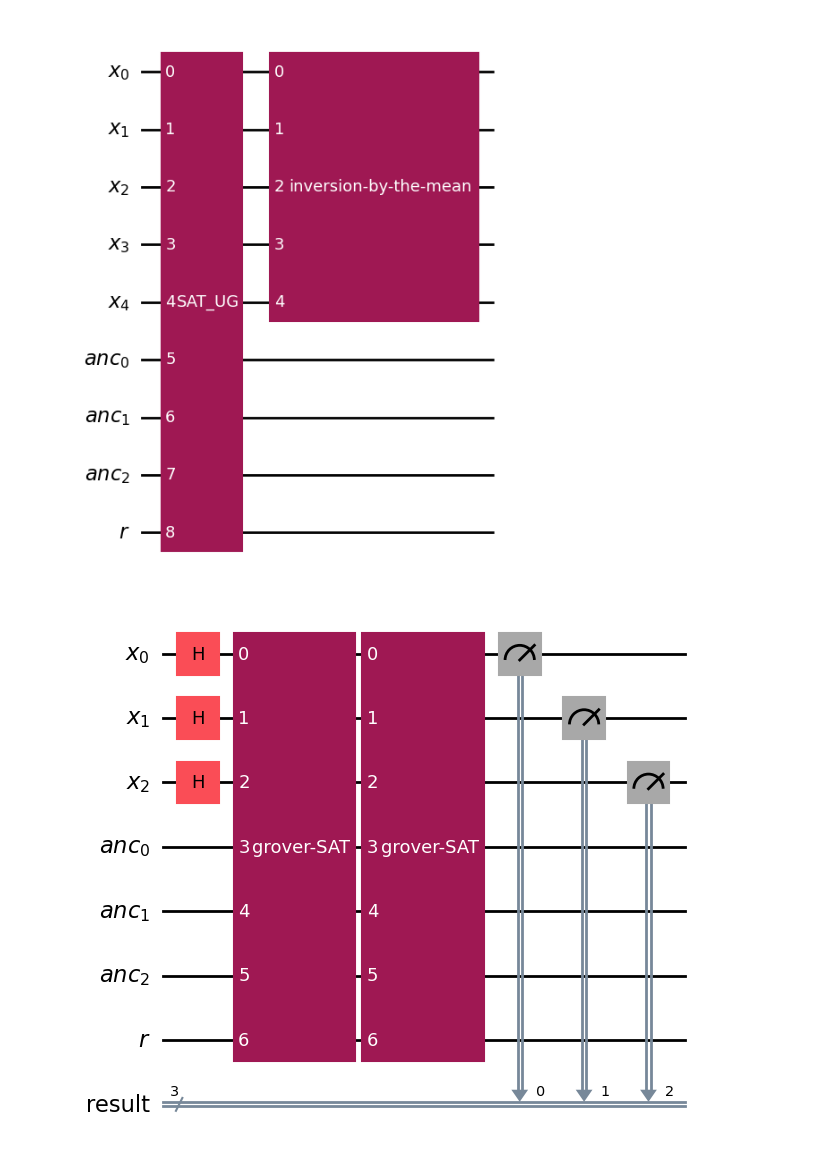
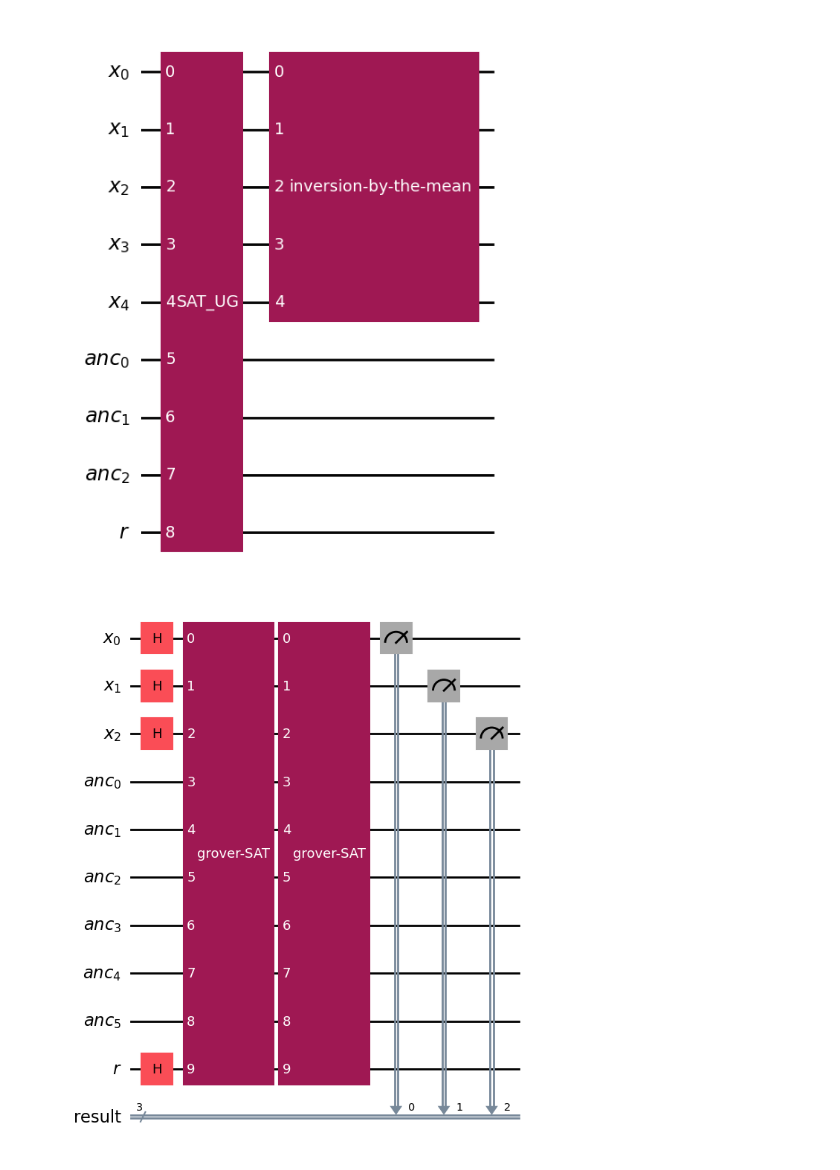
Before and after one commit to Flirm/quantum-circuits-implementation, a Jupyter notebook: implementations/grover_algorithm/notebooks/grover.ipynb, the cells around one changed output. Saved outputs shown, nothing was run; the diff lists cells and outputs as text; code cells hidden in the pictures.

```diff
--- a/implementations/grover_algorithm/notebooks/grover.ipynb
+++ b/implementations/grover_algorithm/notebooks/grover.ipynb
@@ -100,28 +100,25 @@ grover([5,3,1], [[1, 2, 3], [2, -4, -5], [3, 4, 5]]).draw("mpl")
 # %% [output]
 [figure]
 # %%
-
-fnc = [[1,2,3],
-       [-1,-2,3],
-       [-1,2,-3]]
-
+fnc = [[1], [-2], [-3], [-1,-2], [-1,-3], [-2,-3]]
 bits = [3,len(fnc),1]
 
-#fnc = [[1], [-2], [-3], [-1,-2], [-1,-3], [-2,-3]]
+
 G = grover(bits, fnc)
 x = QuantumRegister(bits[0], "x")
 anc = QuantumRegister(bits[1], "anc")
 r = QuantumRegister(bits[2], "r")
 result = ClassicalRegister(bits[0], "result")
 qc = QuantumCircuit(x,anc,r,result)
 qc.h(x)
+qc.h(r)
 num_reps = int((pi/4)*((2**bits[0])**(1/2)))
 for i in range(num_reps):
   qc.append(G, x[:] + anc[:] + r[:])
 qc.measure(x, result)
 qc.draw("mpl")
 # %% [output]
-[figure, old version]
+[figure, new version]
 # %%
 from qiskit_aer import AerSimulator
 from qiskit import transpile
```
Also changed, not shown: parts of 4 cells of this notebook.
